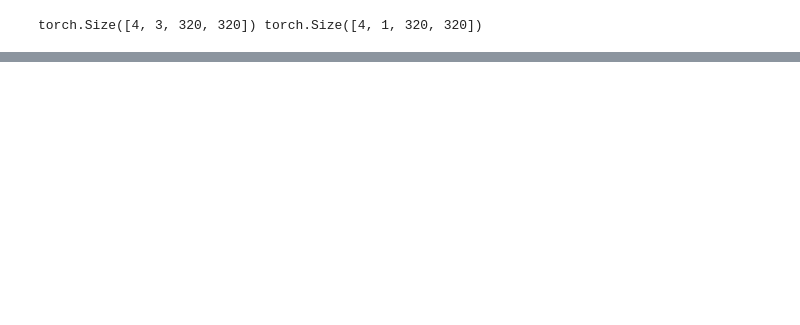
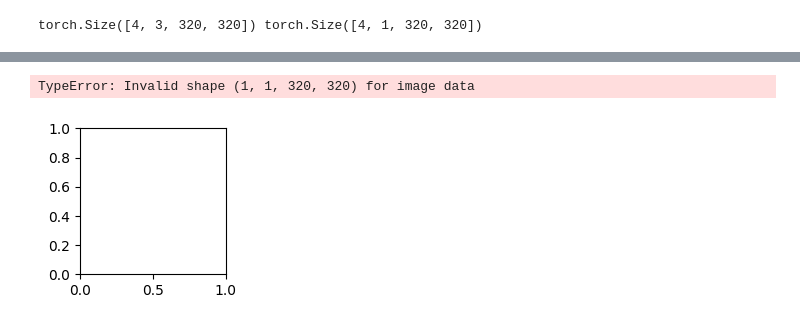
Before and after one commit to Tiburso/EnerVision, a Jupyter notebook: dataloaders.ipynb, the cells around one changed output, grey strips where cells are left out. Cells and saved outputs as stored; diff of their text form; code cells hidden in the pictures; blank space fills up the shorter version.

Commit message:
Add support for .pth files and convert images to torch tensors

```diff
--- a/dataloaders.ipynb
+++ b/dataloaders.ipynb
@@ -132,19 +94,45 @@ trainer.fit(base_model, train_dataloaders=train_dataloader, val_dataloaders=vali
-# %%
-# Estimate the model on the test set
-model.eval()
-with torch.no_grad():
-    for image, label in test_loader:
-        output = model(image)
-
-        # Convert the output to a polygon
-        polygons = []
-        for mask in output["masks"]:
-            polygons.extend(mask_to_polygons(mask.numpy()))
-
-        # Reshape image into 832x832
-        image = image.view(832, 832, 3)
-
-        # Plot the image and the polygons
-        plot_image_and_labels(image, polygons)
-
-        break
+# %%
+import torch
+import torchvision.transforms.v2 as transforms
+import matplotlib.pyplot as plt
+from PIL import Image
+
+model = DeepLabModel(num_classes=1)
+model.load_state_dict(torch.load("DeepLabModel.pth"))
+
+test_folder = "data/solardk_dataset_neurips_v2/herlev_test/test"
+
+transform = transforms.Compose(
+    [
+        transforms.ToDtype(torch.float32),
+        transforms.Normalize(mean=[0.485, 0.456, 0.406], std=[0.229, 0.224, 0.225]),
+    ]
+)
+
+test_dataset = SolarDKDataset(test_folder, transform=transform)
+test_loader = DataLoader(test_dataset, batch_size=4, shuffle=False)
+
+# Estimate the model on the test set
+model.eval()
+with torch.no_grad():
+    for image, label in test_loader:
+        output = model(image)[1]
+
+        output_predictions = output.argmax(0)
+        label = label[1].squeeze()
+
+        plt.subplot(1, 3, 2)
+        plt.imshow(label, cmap="gray")
+        plt.title("Label")
+
+        plt.subplot(1, 3, 3)
+        r = Image.fromarray(output_predictions.byte().cpu().numpy()).resize((label.size(1), label.size(0)))
+        plt.imshow(r, cmap="gray")
+        plt.title("Output")
+
+        plt.show()
+
+        break
+# %% [output]
+TypeError: Invalid shape (1, 1, 320, 320) for image data
+[figure, added]
```
Also changed, not shown: parts of 3 cells of this notebook, 3 other files.
